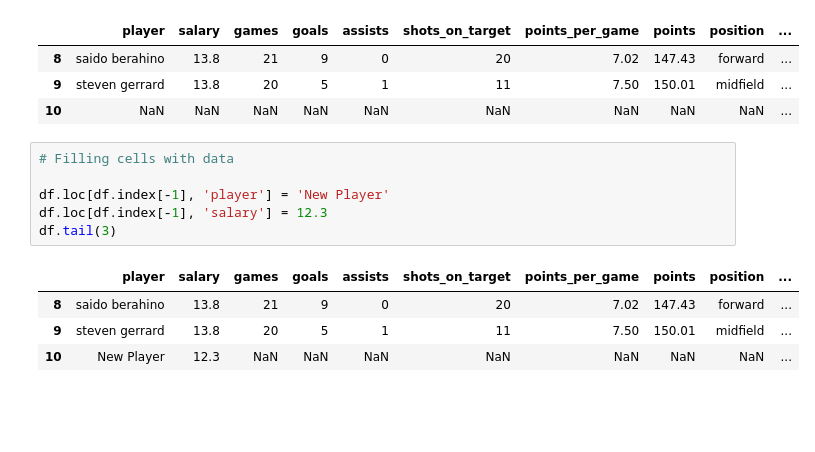
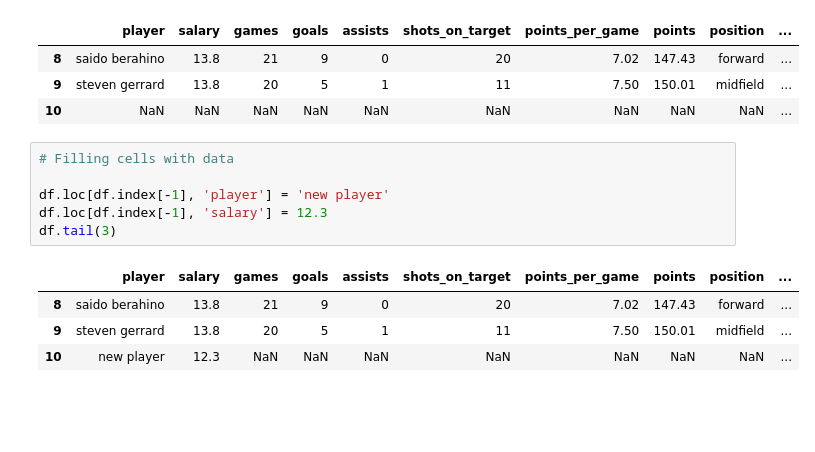
Before and after one commit to rasbt/python_reference, a Jupyter notebook: tutorials/things_in_pandas.ipynb, the cells around one changed output. Saved outputs shown, nothing was run; the diff lists cells and outputs as text.

```diff
--- a/tutorials/things_in_pandas.ipynb
+++ b/tutorials/things_in_pandas.ipynb
@@ -287,14 +287,14 @@ df.tail(3)
 # %%
 # Filling cells with data
 
-df.loc[df.index[-1], 'player'] = 'New Player'
+df.loc[df.index[-1], 'player'] = 'new player'
 df.loc[df.index[-1], 'salary'] = 12.3
 df.tail(3)
 # %% [output]
 |  | player | salary | games | goals | assists | shots_on_target | points_per_game | points | position | ... |
 | 8 | saido berahino | 13.8 | 21 | 9 | 0 | 20 | 7.02 | 147.43 | forward | ... |
 | 9 | steven gerrard | 13.8 | 20 | 5 | 1 | 11 | 7.50 | 150.01 | midfield | ... |
-| 10 | New Player | 12.3 | NaN | NaN | NaN | NaN | NaN | NaN | NaN | ... |
+| 10 | new player | 12.3 | NaN | NaN | NaN | NaN | NaN | NaN | NaN | ... |
 # %% [markdown]
 <br>
 <br>
```
Also changed, not shown: parts of 2 cells of this notebook.
